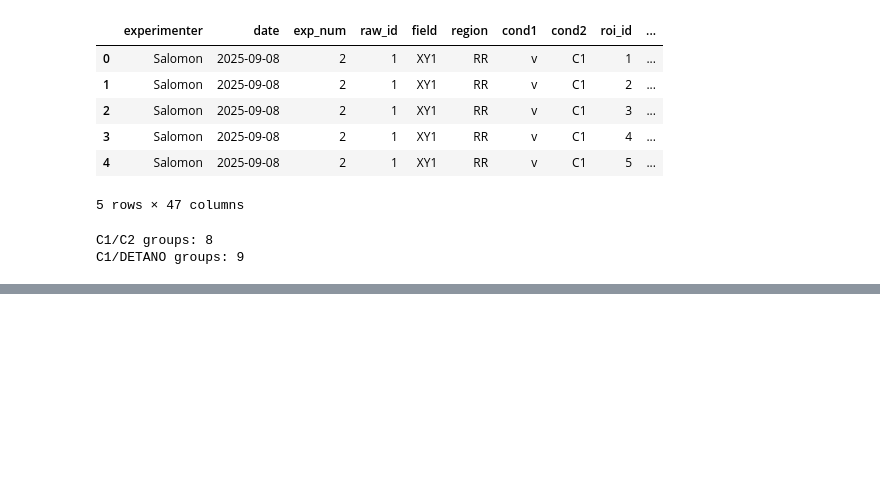
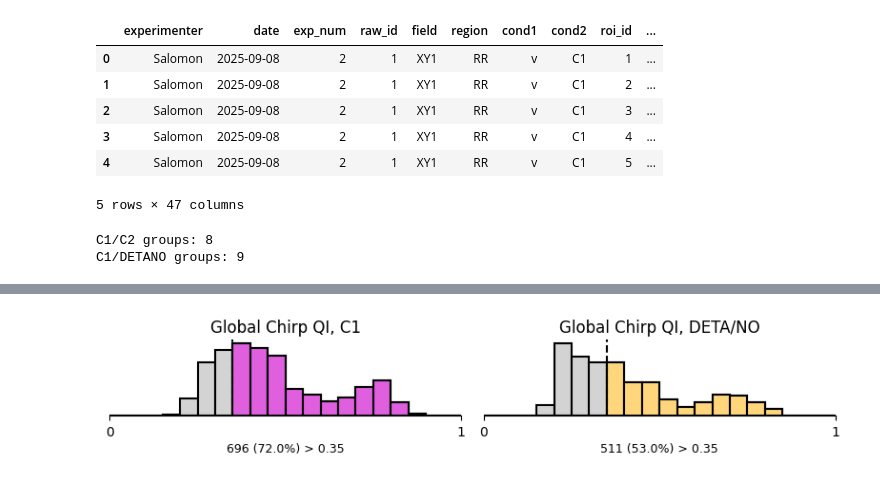
Before and after one commit to FloskelSalomon/amacrine_cells_neuromodulation, a Jupyter notebook: notebooks/quality_index/qi_histograms.ipynb, the cells around one changed output, grey strips where cells are left out. Drawn from its saved outputs; the diff is of its cells as text; code cells hidden in the pictures; blank space fills up the shorter version.

```diff
--- a/notebooks/quality_index/qi_histograms.ipynb
+++ b/notebooks/quality_index/qi_histograms.ipynb
@@ -55,0 +469,6 @@ C1/DETANO groups: 9
+# %%
+df_c1_from_detano = df_detano[df_detano["cond2"] == "C1"]
+df_detano_from_detano = df_detano[df_detano["cond2"] == "DETANO"]
+
+print(len(df_c1_from_detano))
+print(len(df_detano_from_detano))
@@ -55,0 +478,8 @@ C1/DETANO groups: 9
+# %%
+threshold = 0.35
+
+df_c1_from_detano_GC_thresh = df_c1_from_detano[df_c1_from_detano["qidx_gChirp"] > threshold]
+df_detano_from_detano_GC_thresh = df_detano_from_detano[df_detano_from_detano["qidx_gChirp"] > threshold]
+
+print(len(df_c1_from_detano_GC_thresh))
+print(len(df_detano_from_detano_GC_thresh))
@@ -55,0 +489,73 @@ C1/DETANO groups: 9
+# %%
+fig, axs = plt.subplots(1, 2, figsize=(8, 1.8))
+
+bin_width = 0.05
+bins = np.arange(0, 1 + bin_width, bin_width)
+
+### C1 FIRST PLOT ###
+
+axs[0].hist(df_c1_from_detano["qidx_gChirp"], bins=bins,
+            color="lightgrey", alpha=1, edgecolor="black", linewidth=1.5)
+axs[0].hist(df_c1_from_detano_GC_thresh["qidx_gChirp"], bins=bins,
+            color="#df5fdfff", alpha=1, edgecolor="black", linewidth=1.5)
+
+axs[0].set_xlim(0, 1)
+axs[0].axvline(threshold, color="black", linestyle="--", linewidth=1.5)
+
+percent_above = np.round(
+    len(df_c1_from_detano_GC_thresh) / len(df_c1_from_detano) * 100, 0
+)
+
+axs[0].text(
+    0.5, -0.35,
+    f"{len(df_c1_from_detano_GC_thresh)} ({percent_above}%) > {threshold}",
+    transform=axs[0].transAxes,
+    ha="center", va="top", fontsize=9
+)
+
+for spine in ["top", "right", "left"]:
+    axs[0].spines[spine].set_visible(False)
+
+axs[0].set_yticks([])
+axs[0].set_xticks([0, 1])
+axs[0].set_title("Global Chirp QI, C1")
+
+
+### DETA/NO SECOND PLOT ###
+
+axs[1].hist(df_detano_from_detano["qidx_gChirp"], bins=bins,
+            color="lightgrey", alpha=1, edgecolor="black", linewidth=1.5)
+axs[1].hist(df_detano_from_detano_GC_thresh["qidx_gChirp"], bins=bins,
+            color="#ffd67bff", alpha=1, edgecolor="black", linewidth=1.5)
+
+axs[1].set_xlim(0, 1)
+axs[1].axvline(threshold, color="black", linestyle="--", linewidth=1.5)
+
+percent_above = np.round(
+    len(df_detano_from_detano_GC_thresh) / len(df_detano_from_detano) * 100, 0
+)
+
+axs[1].text(
+    0.5, -0.35,
+    f"{len(df_detano_from_detano_GC_thresh)} ({percent_above}%) > {threshold}",
+    transform=axs[1].transAxes,
+    ha="center", va="top", fontsize=9
+)
+
+for spine in ["top", "right", "left"]:
+    axs[1].spines[spine].set_visible(False)
+
+axs[1].set_yticks([])
+axs[1].set_xticks([0, 1])
+axs[1].set_title("Global Chirp QI, DETA/NO")
+
+plt.tight_layout()
+plt.subplots_adjust(bottom=0.35)
+
+plt.savefig(f"../plots/qi/C1DETANO_histogram_gChirp.png",
+            dpi=300,
+            bbox_inches="tight")
+
+plt.show()
+# %% [output]
+[figure, added]
```
Also changed, not shown: parts of 51 cells of this notebook, 2 other files.
